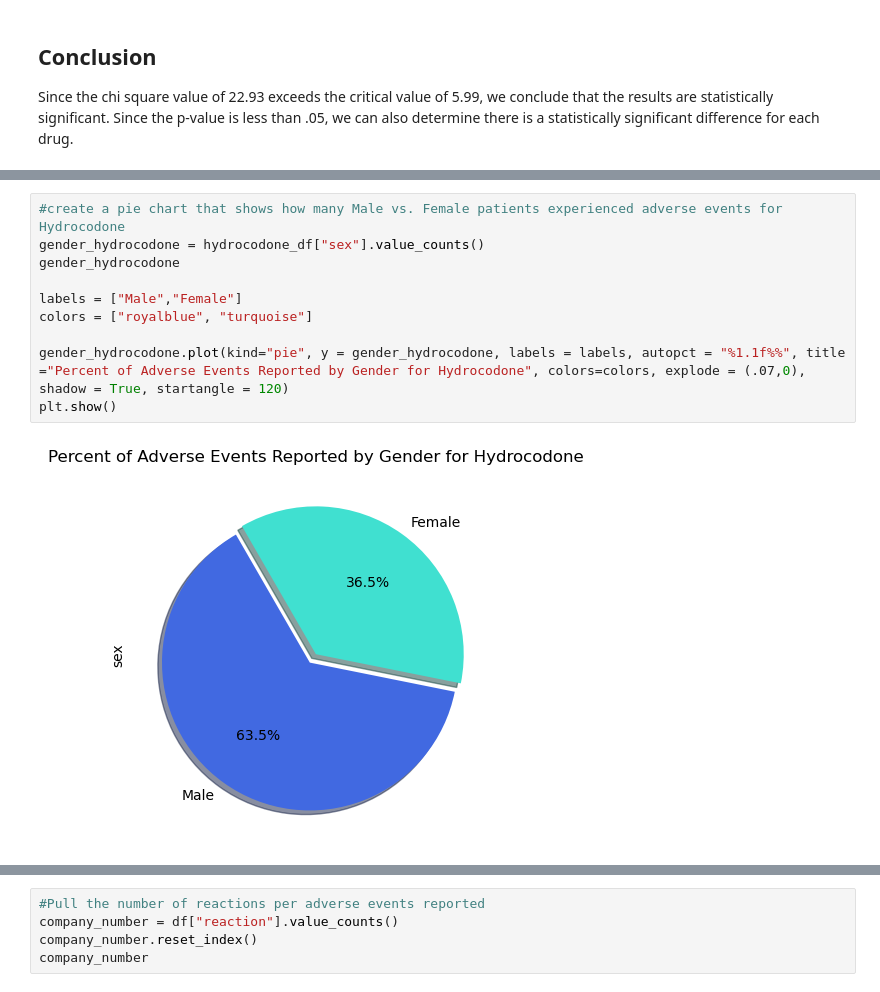
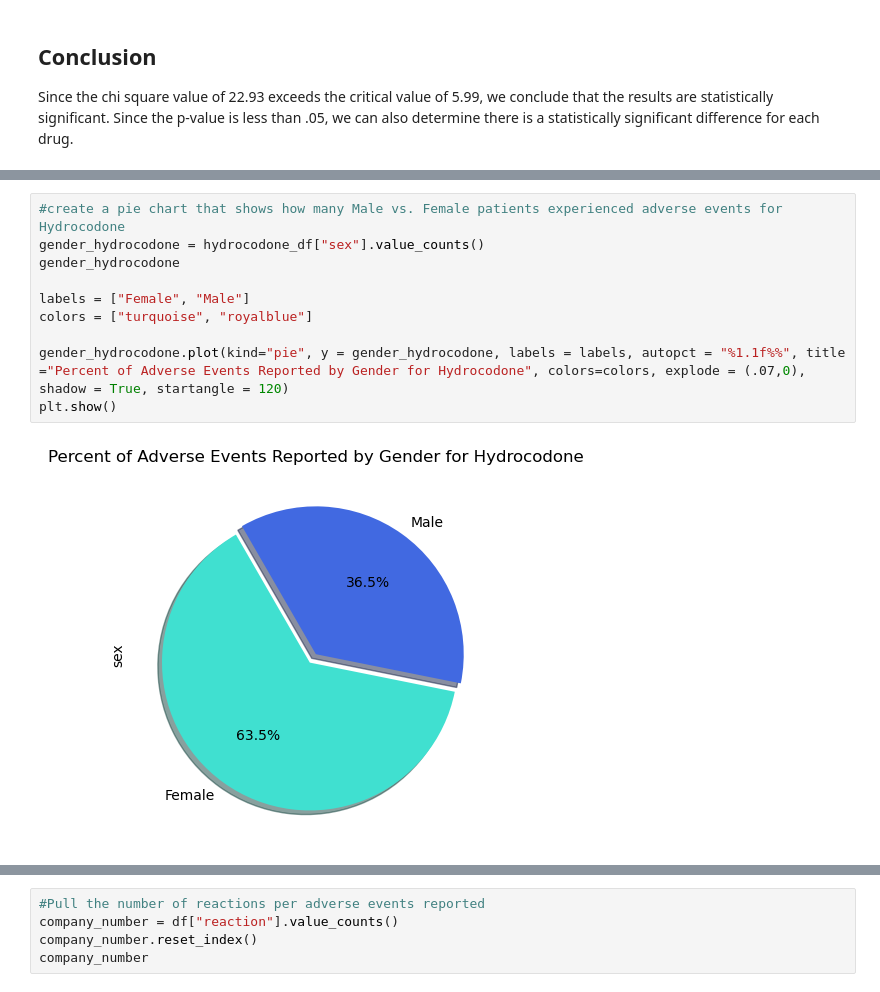
Before and after one commit to EBPaz/Adverse_Drug_Events_In_Pain_Medications, a Jupyter notebook: Eva/main dataframe.ipynb, the cells around one changed output, grey strips where cells are left out. Saved outputs shown, nothing was run; the diff lists cells and outputs as text.

```diff
--- a/Eva/main dataframe.ipynb
+++ b/Eva/main dataframe.ipynb
@@ -632,15 +632,15 @@ plt.show()
 # %%
 #create a pie chart that shows how many Male vs. Female patients experienced adverse events for Hydrocodone
 gender_hydrocodone = hydrocodone_df["sex"].value_counts()
 gender_hydrocodone
 
-labels = ["Male","Female"]
-colors = ["royalblue", "turquoise"]
+labels = ["Female", "Male"]
+colors = ["turquoise", "royalblue"]
 
 gender_hydrocodone.plot(kind="pie", y = gender_hydrocodone, labels = labels, autopct = "%1.1f%%", title ="Percent of Adverse Events Reported by Gender for Hydrocodone", colors=colors, explode = (.07,0), shadow = True, startangle = 120)
 plt.show()
 # %% [output]
-[figure, old version]
+[figure, new version]
 # %%
 #create a pie chart that shows how many Male vs. Female patients experienced adverse events for Oxycodone
 gender_oxycodone = oxycodone_df["sex"].value_counts()
```
Also changed, not shown: parts of 5 cells of this notebook.
